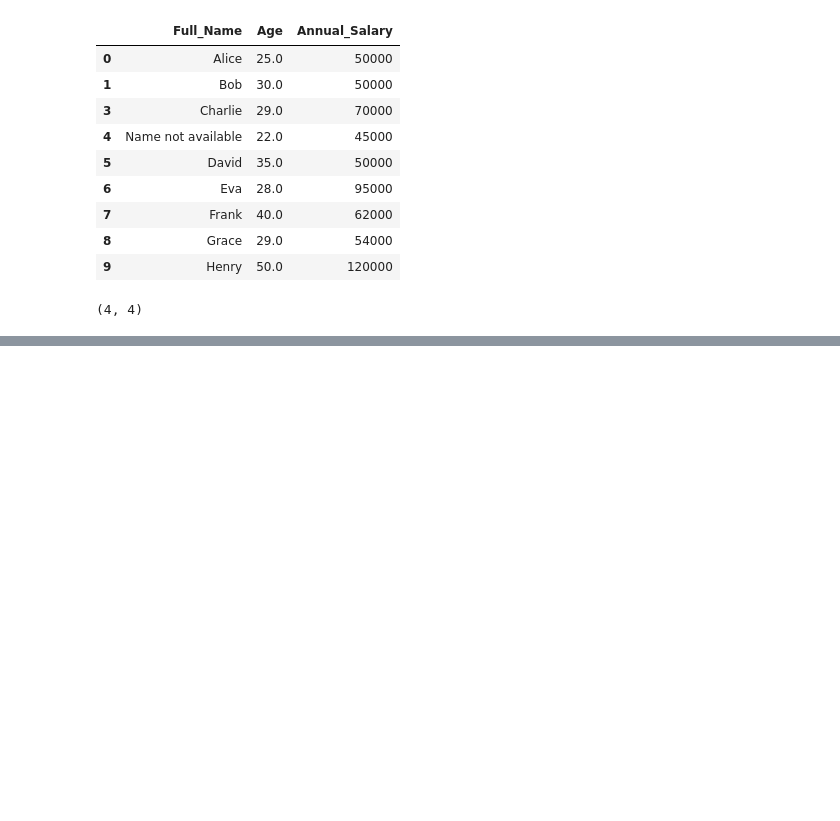
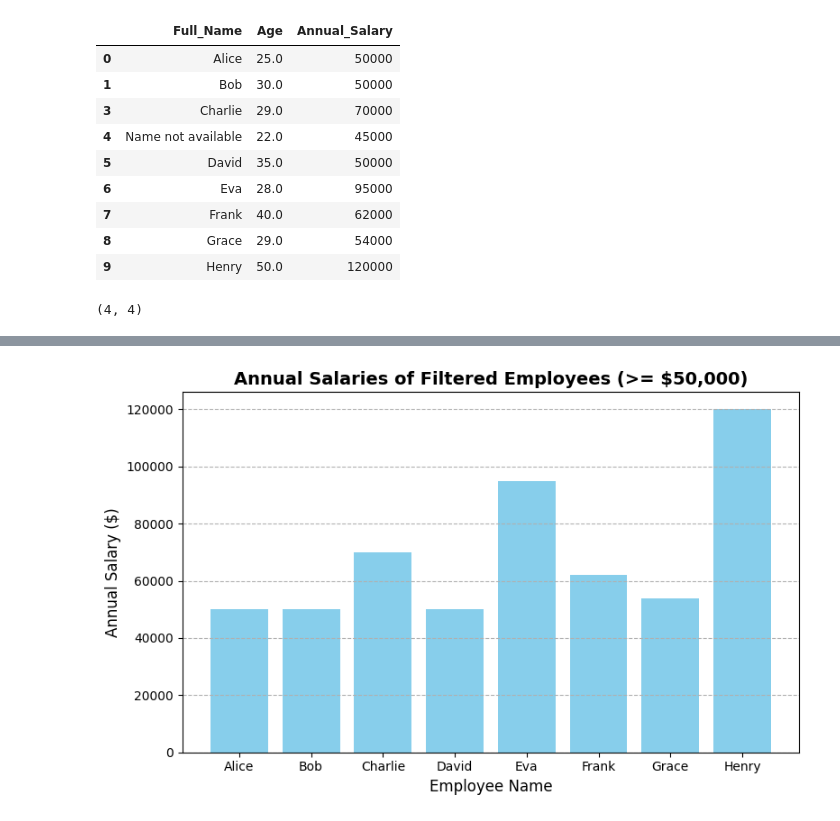
Before and after one commit to princeowaowa/python, a Jupyter notebook: Pandas.ipynb, the cells around one changed output, grey strips where cells are left out. Saved outputs shown, nothing was run; the diff lists cells and outputs as text; code cells hidden in the pictures; blank space fills up the shorter version.

```diff
--- a/Pandas.ipynb
+++ b/Pandas.ipynb
@@ -286,0 +319,7 @@ df_fixed.shape
+# %%
+# Drop rows conditionally and reset the index sequentially
+# We use drop=True so the old index column isn't added as a new column in our DataFrame
+df_filtered_indexed = df_expanded[df_expanded['Annual_Salary'] >= 50000].reset_index(drop=True)
+
+print("DataFrame after removing salaries < 50,000 and updating the index:")
+display(df_filtered_indexed)
@@ -286,0 +337,20 @@ df_fixed.shape
+# %%
+import matplotlib.pyplot as plt
+
+# Create a bar plot of the filtered employees and their annual salaries
+fig, ax = plt.subplots(figsize=(8, 5))
+
+# Plotting data
+ax.bar(df_filtered_indexed['Full_Name'], df_filtered_indexed['Annual_Salary'], color='skyblue')
+
+# Customizing labels and title
+ax.set_title('Annual Salaries of Filtered Employees (>= $50,000)', fontsize=14, fontweight='bold')
+ax.set_xlabel('Employee Name', fontsize=12)
+ax.set_ylabel('Annual Salary ($)', fontsize=12)
+ax.grid(axis='y', linestyle='--', alpha=1)
+
+# Display the plot
+plt.tight_layout()
+plt.show()
+# %% [output]
+[figure, added]
```
Also changed, not shown: parts of 2 cells of this notebook.
